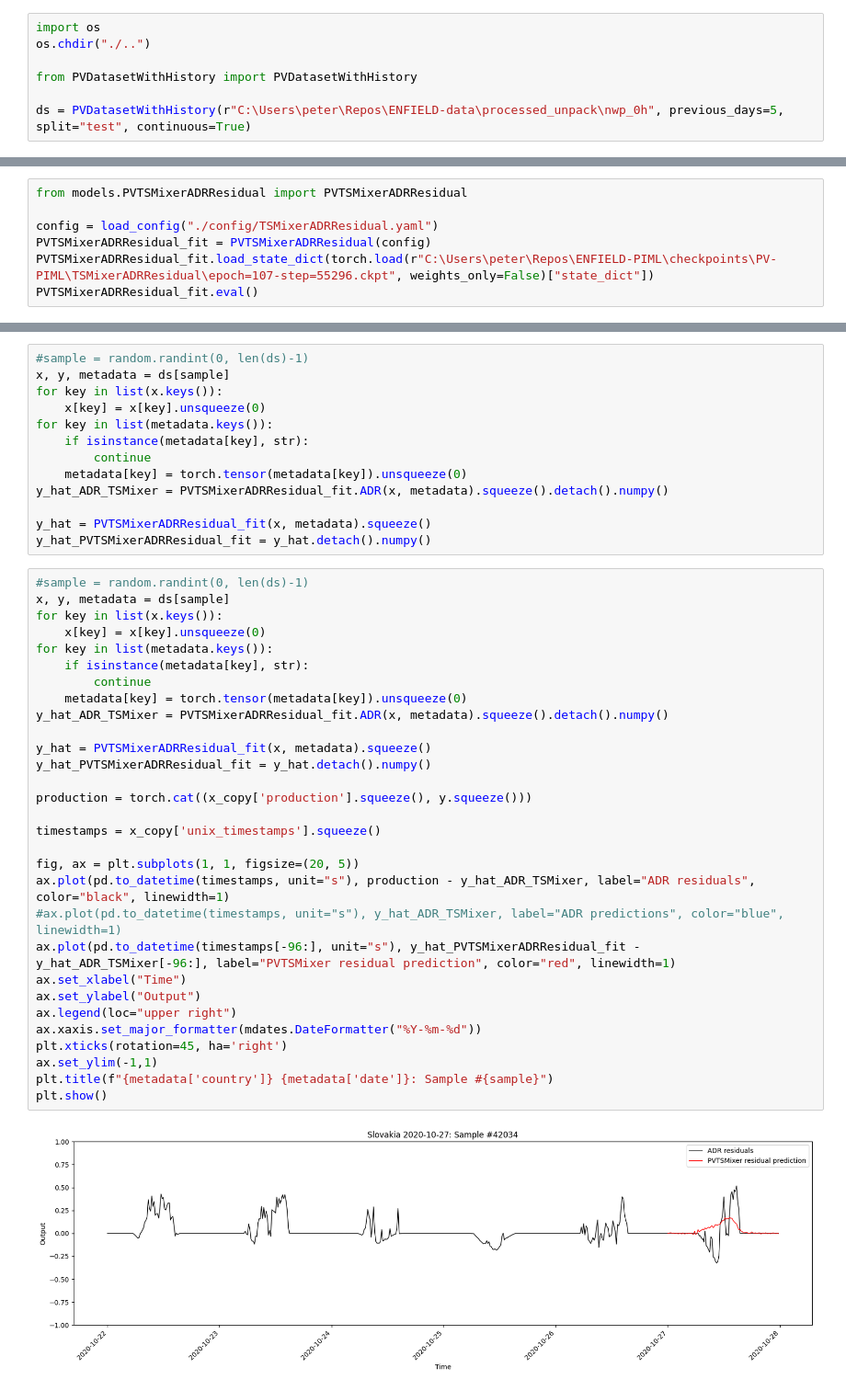
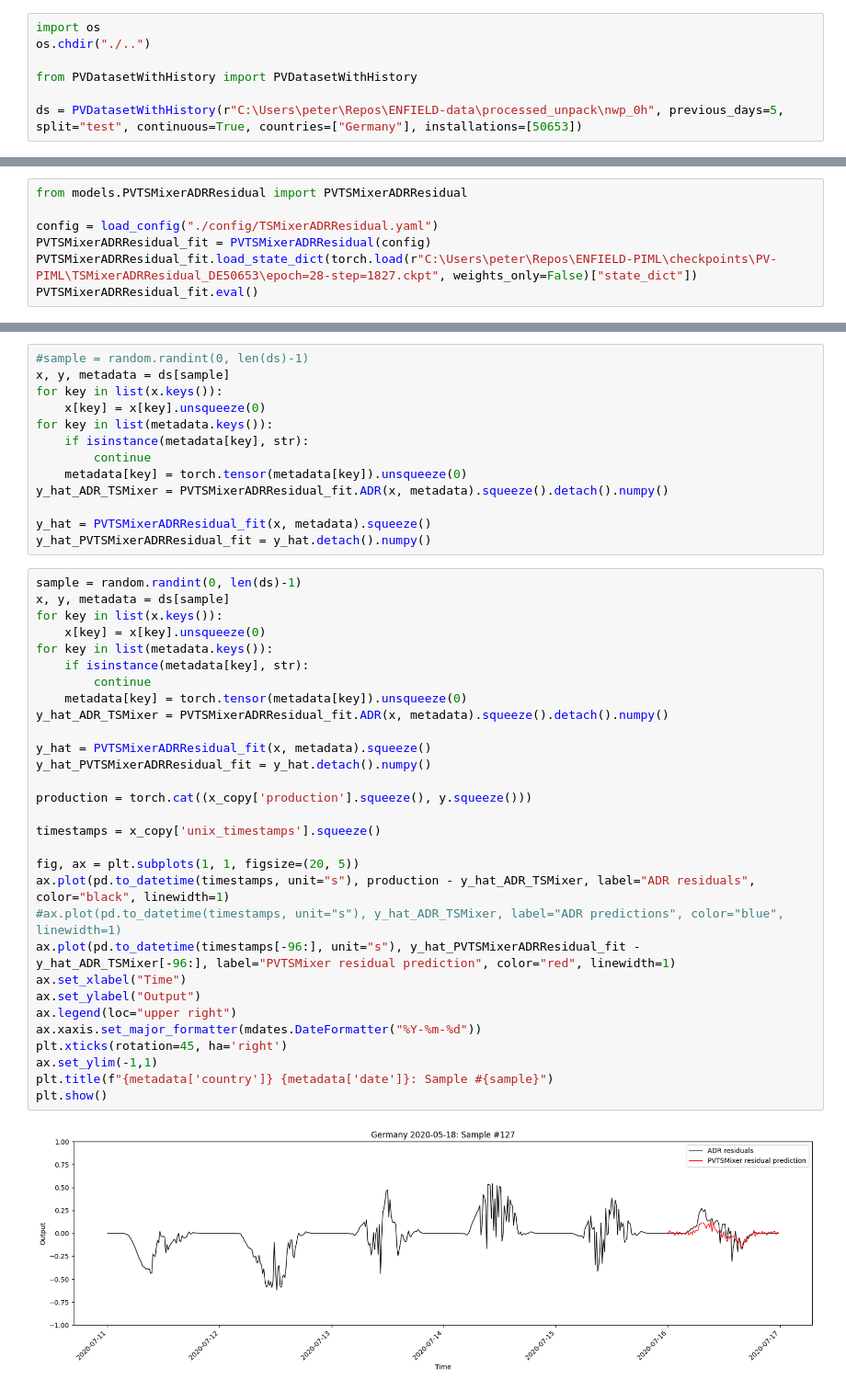
Before and after one commit to pavlikp/PV-PIML, a Jupyter notebook: notebooks/InspectTSMixer.ipynb, the cells around one changed output, grey strips where cells are left out. Shown at 92% size. Drawn from its saved outputs; the diff is of its cells as text.

```diff
--- a/notebooks/InspectTSMixer.ipynb
+++ b/notebooks/InspectTSMixer.ipynb
@@ -4,7 +4,7 @@ os.chdir("./..")
 
 from PVDatasetWithHistory import PVDatasetWithHistory
 
-ds = PVDatasetWithHistory(r"C:\Users\peter\Repos\ENFIELD-data\processed_unpack\nwp_0h", previous_days=5, split="test", continuous=True)
+ds = PVDatasetWithHistory(r"C:\Users\peter\Repos\ENFIELD-data\processed_unpack\nwp_0h", previous_days=5, split="test", continuous=True, countries=["Germany"], installations=[50653])
 # %%
 from models.ADRInspired import ADRInspired as ADR
 from utils.config import load_config
@@ -71,7 +71,7 @@ from models.PVTSMixerADRResidual import PVTSMixerADRResidual
 
 config = load_config("./config/TSMixerADRResidual.yaml")
 PVTSMixerADRResidual_fit = PVTSMixerADRResidual(config)
-PVTSMixerADRResidual_fit.load_state_dict(torch.load(r"C:\Users\peter\Repos\ENFIELD-PIML\checkpoints\PV-PIML\TSMixerADRResidual\epoch=107-step=55296.ckpt", weights_only=False)["state_dict"])
+PVTSMixerADRResidual_fit.load_state_dict(torch.load(r"C:\Users\peter\Repos\ENFIELD-PIML\checkpoints\PV-PIML\TSMixerADRResidual_DE50653\epoch=28-step=1827.ckpt", weights_only=False)["state_dict"])
 PVTSMixerADRResidual_fit.eval()
 # %% [output]
 PVTSMixerADRResidual(
@@ -193,34 +210,34 @@ y_hat_ADR_TSMixer = PVTSMixerADRResidual_fit.ADR(x, metadata).squeeze().detach()
 y_hat = PVTSMixerADRResidual_fit(x, metadata).squeeze()
 y_hat_PVTSMixerADRResidual_fit = y_hat.detach().numpy()
 # %%
-#sample = random.randint(0, len(ds)-1)
+sample = random.randint(0, len(ds)-1)
 x, y, metadata = ds[sample]
 for key in list(x.keys()):
     x[key] = x[key].unsqueeze(0)
 for key in list(metadata.keys()):
     if isinstance(metadata[key], str):
         continue
     metadata[key] = torch.tensor(metadata[key]).unsqueeze(0)
 y_hat_ADR_TSMixer = PVTSMixerADRResidual_fit.ADR(x, metadata).squeeze().detach().numpy()
 
 y_hat = PVTSMixerADRResidual_fit(x, metadata).squeeze()
 y_hat_PVTSMixerADRResidual_fit = y_hat.detach().numpy()
 
 production = torch.cat((x_copy['production'].squeeze(), y.squeeze()))
 
 timestamps = x_copy['unix_timestamps'].squeeze()
 
 fig, ax = plt.subplots(1, 1, figsize=(20, 5))
 ax.plot(pd.to_datetime(timestamps, unit="s"), production - y_hat_ADR_TSMixer, label="ADR residuals", color="black", linewidth=1)
 #ax.plot(pd.to_datetime(timestamps, unit="s"), y_hat_ADR_TSMixer, label="ADR predictions", color="blue", linewidth=1)
 ax.plot(pd.to_datetime(timestamps[-96:], unit="s"), y_hat_PVTSMixerADRResidual_fit - y_hat_ADR_TSMixer[-96:], label="PVTSMixer residual prediction", color="red", linewidth=1)
 ax.set_xlabel("Time")
 ax.set_ylabel("Output")
 ax.legend(loc="upper right")
 ax.xaxis.set_major_formatter(mdates.DateFormatter("%Y-%m-%d"))
 plt.xticks(rotation=45, ha='right')
 ax.set_ylim(-1,1)
 plt.title(f"{metadata['country']} {metadata['date']}: Sample #{sample}")
 plt.show()
 # %% [output]
-[figure, old version]
+[figure, new version]
```
Also changed, not shown: parts of 7 cells of this notebook, 7 other files.
